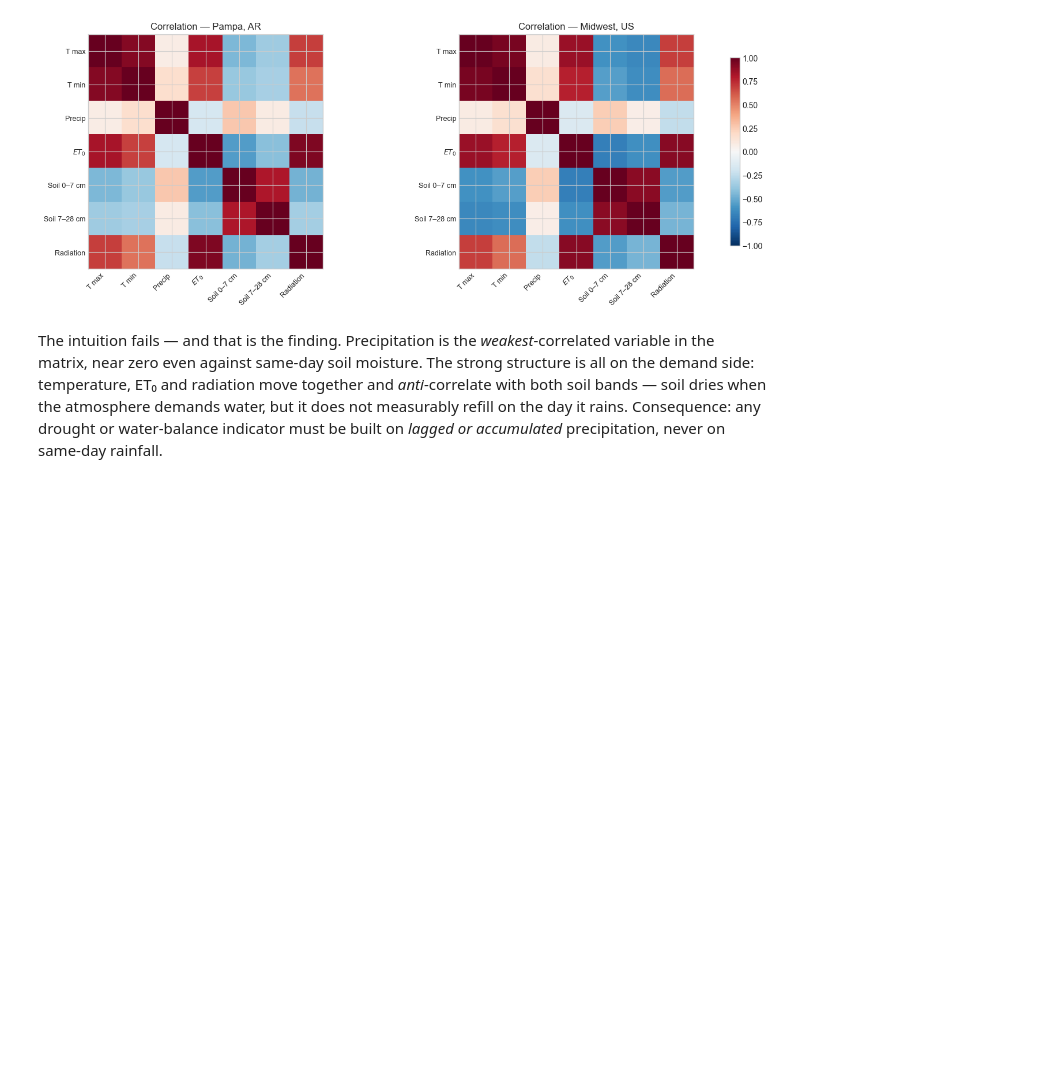
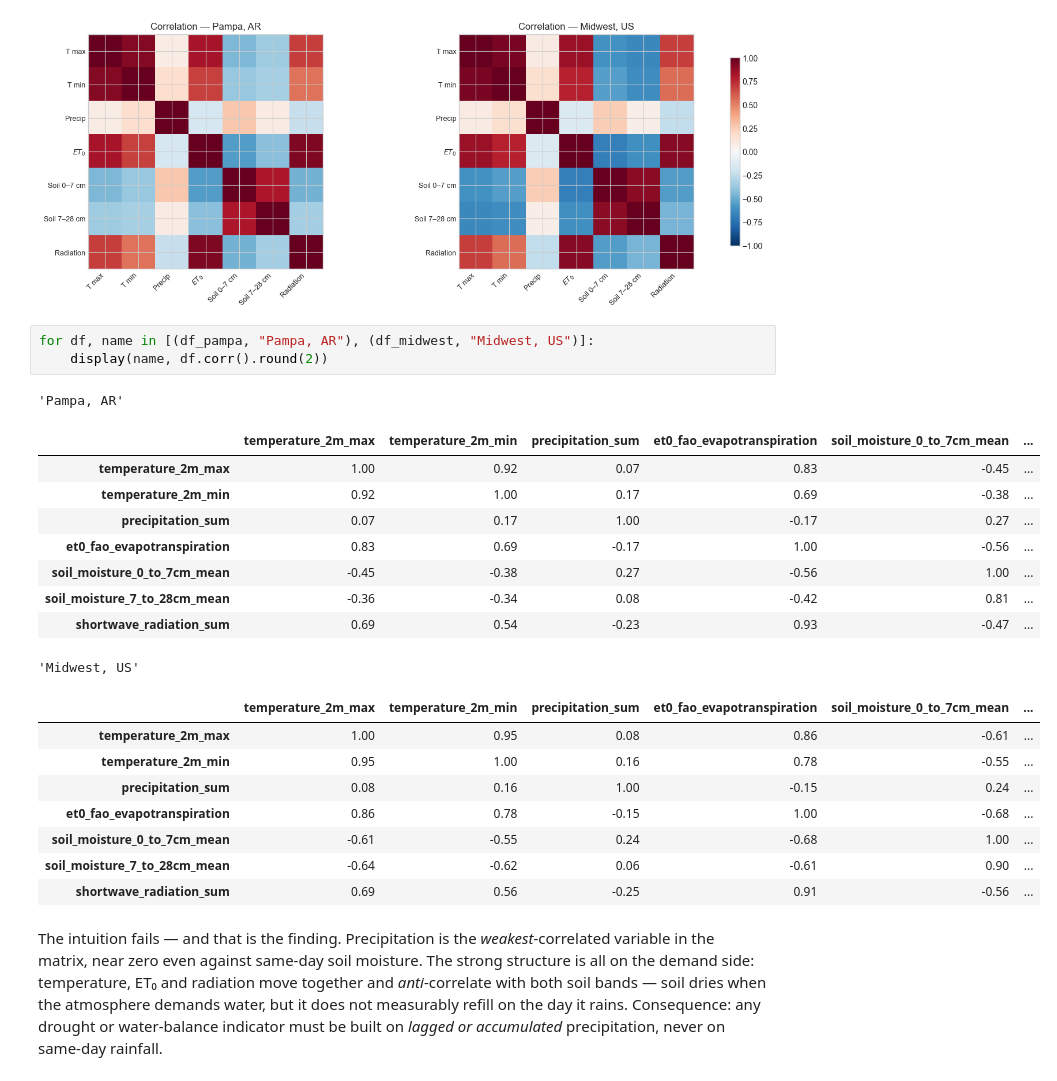
Before and after one commit to deloxantos/pretaverdi, a Jupyter notebook: notebooks/01-open-meteo-exploration.ipynb, the cells around one changed output. Saved outputs shown, nothing was run; the diff lists cells and outputs as text; blank space fills up the shorter version.

Commit message:
fix(notebooks): display the correlation matrices as tables

```diff
--- a/notebooks/01-open-meteo-exploration.ipynb
+++ b/notebooks/01-open-meteo-exploration.ipynb
@@ -257,6 +257,28 @@ fig.colorbar(im, ax=axes, shrink=0.8)
 plt.show()
 # %% [output]
 [figure]
+# %%
+for df, name in [(df_pampa, "Pampa, AR"), (df_midwest, "Midwest, US")]:
+    display(name, df.corr().round(2))
+# %% [output]
+'Pampa, AR'
+|  | temperature_2m_max | temperature_2m_min | precipitation_sum | et0_fao_evapotranspiration | soil_moisture_0_to_7cm_mean | ... |
+| temperature_2m_max | 1.00 | 0.92 | 0.07 | 0.83 | -0.45 | ... |
+| temperature_2m_min | 0.92 | 1.00 | 0.17 | 0.69 | -0.38 | ... |
+| precipitation_sum | 0.07 | 0.17 | 1.00 | -0.17 | 0.27 | ... |
+| et0_fao_evapotranspiration | 0.83 | 0.69 | -0.17 | 1.00 | -0.56 | ... |
+| soil_moisture_0_to_7cm_mean | -0.45 | -0.38 | 0.27 | -0.56 | 1.00 | ... |
+| soil_moisture_7_to_28cm_mean | -0.36 | -0.34 | 0.08 | -0.42 | 0.81 | ... |
+| shortwave_radiation_sum | 0.69 | 0.54 | -0.23 | 0.93 | -0.47 | ... |
+'Midwest, US'
+|  | temperature_2m_max | temperature_2m_min | precipitation_sum | et0_fao_evapotranspiration | soil_moisture_0_to_7cm_mean | ... |
+| temperature_2m_max | 1.00 | 0.95 | 0.08 | 0.86 | -0.61 | ... |
+| temperature_2m_min | 0.95 | 1.00 | 0.16 | 0.78 | -0.55 | ... |
+| precipitation_sum | 0.08 | 0.16 | 1.00 | -0.15 | 0.24 | ... |
+| et0_fao_evapotranspiration | 0.86 | 0.78 | -0.15 | 1.00 | -0.68 | ... |
+| soil_moisture_0_to_7cm_mean | -0.61 | -0.55 | 0.24 | -0.68 | 1.00 | ... |
+| soil_moisture_7_to_28cm_mean | -0.64 | -0.62 | 0.06 | -0.61 | 0.90 | ... |
+| shortwave_radiation_sum | 0.69 | 0.56 | -0.25 | 0.91 | -0.56 | ... |
 # %% [markdown]
 The intuition fails — and that is the finding. Precipitation is the *weakest*-correlated variable in the matrix, near zero even against same-day soil moisture. The strong structure is all on the demand side: temperature, ET₀ and radiation move together and *anti*-correlate with both soil bands — soil dries when the atmosphere demands water, but it does not measurably refill on the day it rains. Consequence: any drought or water-balance indicator must be built on *lagged or accumulated* precipitation, never on same-day rainfall.
 # %% [markdown]
```
